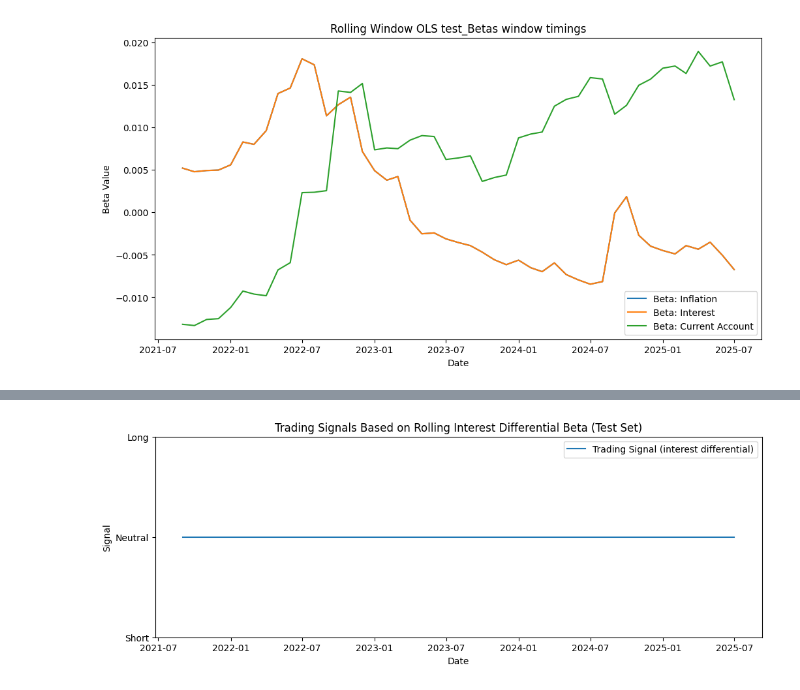
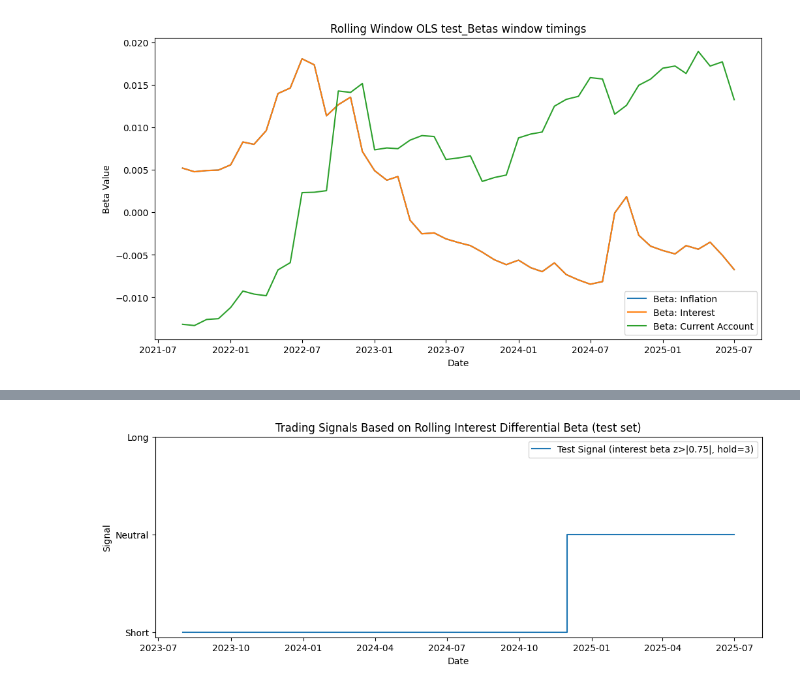
Before and after one commit to Adnan-Anwar-Data-enthusiast/Currency-speculation, a Jupyter notebook: 3. Modelling.ipynb, the cells around one changed output, grey strips where cells are left out. Saved outputs shown, nothing was run; the diff lists cells and outputs as text; code cells hidden in the pictures.

```diff
--- a/3. Modelling.ipynb
+++ b/3. Modelling.ipynb
@@ -452,21 +491,29 @@ plt.show()
 # %%
-#generate trading signals for test set based on rolling test_betas
-long_threshold = 0.1
-short_threshold = -0.1
+# Trading signals for the test set (derived from rolling test betas; uses train-chosen params)
 
-# Generate signals: 1 for long, -1 for short, 0 for neutral
-test_signals = np.where(test_betas[:, 2] > long_threshold, 1,
-                   np.where(test_betas[:, 3] < short_threshold, -1, 0))
+# 1) Take interest beta (column 2) from test_betas and align to dates
+interest_beta_test = pd.Series(test_betas[:, 2], index=pd.to_datetime(test_dates))
 
-# Plot signals over time
+# 2) Smooth and standardize like the train side (uses only past test info)
+beta_smooth_test = interest_beta_test.ewm(span=6, adjust=False).mean()
+beta_z_test = (beta_smooth_test - beta_smooth_test.rolling(24).mean()) / (beta_smooth_test.rolling(24).std() + 1e-8)
+beta_z_test = beta_z_test.dropna()
+
+# 3) Apply the train-selected threshold and minimum holding period
+raw_sig_test = np.sign(beta_z_test.where(beta_z_test.abs() >= best_z, 0)).astype(int)
+sig_test = raw_sig_test.replace(0, np.nan).ffill(limit=min_hold-1).fillna(0).astype(int)
+
+# 4) Export for downstream cells
+test_signals = sig_test.values
+test_signal_dates = sig_test.index.values  # dedicated dates for signals
+
+# 5) Plot test signals
 plt.figure(figsize=(12, 4))
-plt.plot(test_dates, test_signals, drawstyle='steps-post', label='Trading Signal (interest differential)')
-plt.title('Trading Signals Based on Rolling Interest Differential Beta (Test Set)')
-plt.xlabel('Date')
-plt.ylabel('Signal')
-plt.yticks([-1, 0, 1], ['Short', 'Neutral', 'Long'])
-plt.legend()
-plt.show()
+plt.plot(test_signal_dates, test_signals, drawstyle='steps-post',
+         label=f'Test Signal (interest beta z>|{best_z:.2f}|, hold={min_hold})')
+plt.title('Trading Signals Based on Rolling Interest Differential Beta (test set)')
+plt.xlabel('Date'); plt.ylabel('Signal'); plt.yticks([-1, 0, 1], ['Short', 'Neutral', 'Long'])
+plt.legend(); plt.show()
 # %% [output]
-[figure, old version]
+[figure, new version]
 # %%
```
Also changed, not shown: parts of 13 cells of this notebook.
